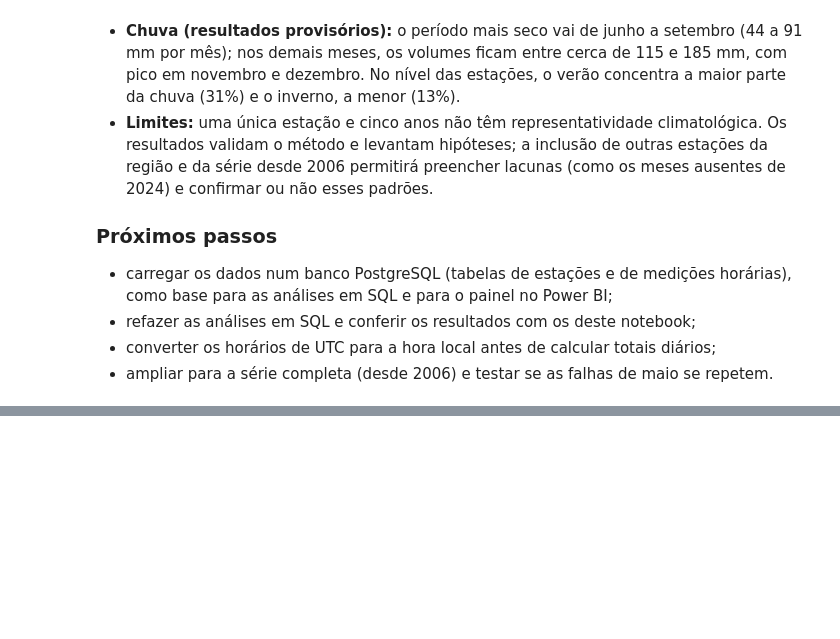
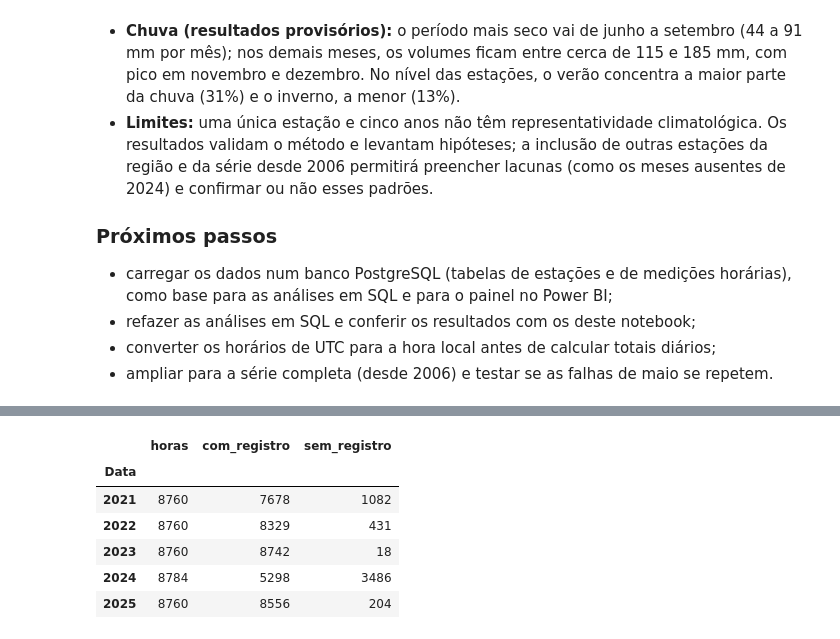
Before and after one commit to renanricardosilva/chuva-es, a Jupyter notebook: notebooks/01-exploracao-vitoria.ipynb, the cells around one changed output, grey strips where cells are left out. Saved outputs shown, nothing was run; the diff lists cells and outputs as text; code cells hidden in the pictures; blank space fills up the shorter version.

```diff
--- a/notebooks/01-exploracao-vitoria.ipynb
+++ b/notebooks/01-exploracao-vitoria.ipynb
@@ -24,7 +24,8 @@ RAIN = 'PRECIPITAÇÃO TOTAL, HORÁRIO (mm)'
 MIN_COMPLETENESS = 0.75   # Abaixo disso, o mês é excluído
 LOW_CONFIDENCE = 0.90     # Entre 0,75 e 0,90: baixa confiança
 
-files = sorted(DATA_DIR.glob(f'*{STATION}*'))
+YEARS = range(2021, 2026)  # período da análise: 2021 a 2025
+files = sorted(f for year in YEARS for f in DATA_DIR.glob(f'*{STATION}*_01-01-{year}_A_*'))
 files
 # %% [output]
 [WindowsPath('../data/raw/inmet/INMET_SE_ES_A612_VITORIA_01-01-2021_A_31-12-2021.CSV'),
@@ -525,0 +531,12 @@ Estações meteorológicas (verão = dez–fev; outono = mar–mai; inverno = ju
+# %%
+reference_years = df_all.groupby(df_all['Data'].dt.year)[RAIN].agg(horas='size', com_registro='count')
+reference_years['sem_registro'] = reference_years['horas'] - reference_years['com_registro']
+reference_years
+# %% [output]
+|  | horas | com_registro | sem_registro |
+| Data |  |  |  |
+| 2021 | 8760 | 7678 | 1082 |
+| 2022 | 8760 | 8329 | 431 |
+| 2023 | 8760 | 8742 | 18 |
+| 2024 | 8784 | 5298 | 3486 |
+| 2025 | 8760 | 8556 | 204 |
```
Also changed, not shown: parts of 1 cell of this notebook, 2 other files.
